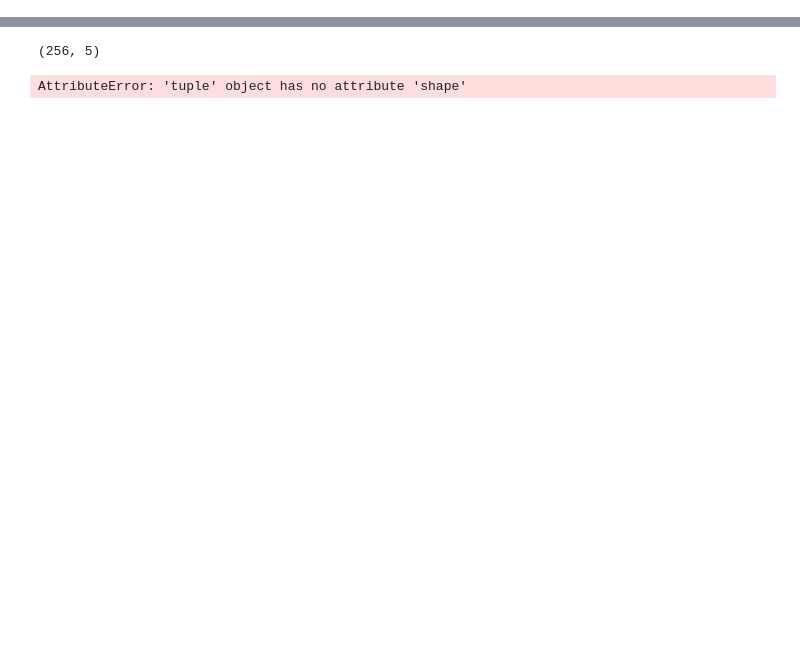
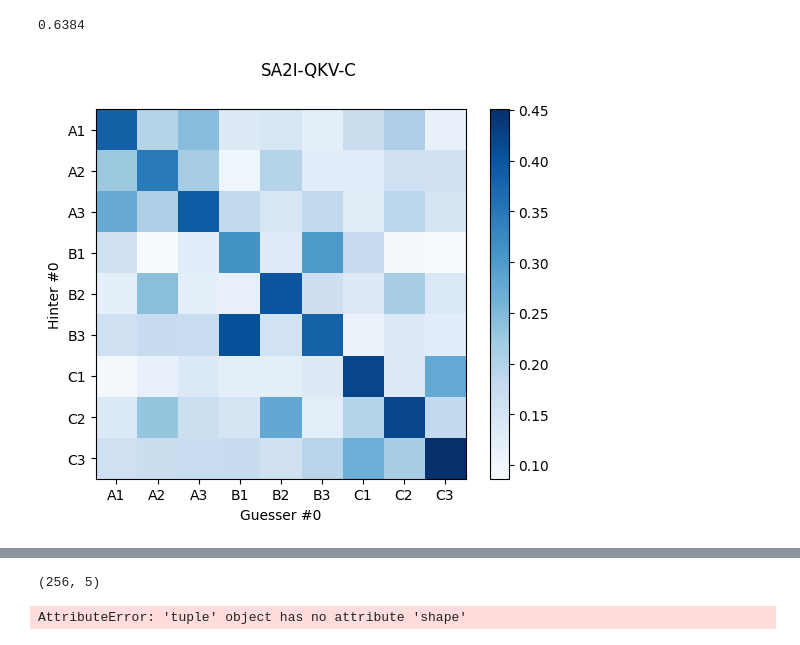
Before and after one commit to collinfeng/actionfeature, a Jupyter notebook: Interactive.ipynb, the cells around one changed output, grey strips where cells are left out. Saved outputs shown, nothing was run; the diff lists cells and outputs as text; code cells hidden in the pictures; blank space fills up the shorter version.

```diff
--- a/Interactive.ipynb
+++ b/Interactive.ipynb
@@ -64,0 +110,28 @@ NameError: name 'jnp' is not defined
+# %%
+hinter_idx = 0
+guesser_idx = 0
+h_tree = load_trainstate(f"checkpoints/2023-11-02-SA2I-2MLP/hinter_{hinter_idx}")
+g_tree = load_trainstate(f"checkpoints/2023-11-02-SA2I-2MLP/guesser_{guesser_idx}")
+
+t_state_h = create_train_state(hinter, init_sp, init_h1, init_h2, init_rng, config["learning_rate"], params=h_tree["params"])
+t_state_g = create_train_state(guesser, init_sp, init_h1, init_h2, init_rng, config["learning_rate"], params=g_tree["params"] )
+
+rewards, conditional_prob = play_eval(t_state_h, t_state_g, init_rng, config)
+print(rewards)
+
+labels = [f"{char}{num}" for char in "ABC" for num in range(1, 4)]
+fig, ax = plt.subplots()
+cax = ax.imshow(conditional_prob, cmap='Blues')
+ax.set_xticks(np.arange(len(labels)))
+ax.set_yticks(np.arange(len(labels)))
+ax.set_xticklabels(labels)
+ax.set_yticklabels(labels)
+ax.set_xlabel(f'Guesser #{guesser_idx}')
+ax.set_ylabel(f'Hinter #{hinter_idx}')
+fig.suptitle('SA2I-QKV-C')
+cbar = fig.colorbar(cax, ax=ax)
+
+plt.show()
+# %% [output]
+0.6384
+[figure, added]
```
Also changed, not shown: parts of 11 cells of this notebook, 7 other files.
